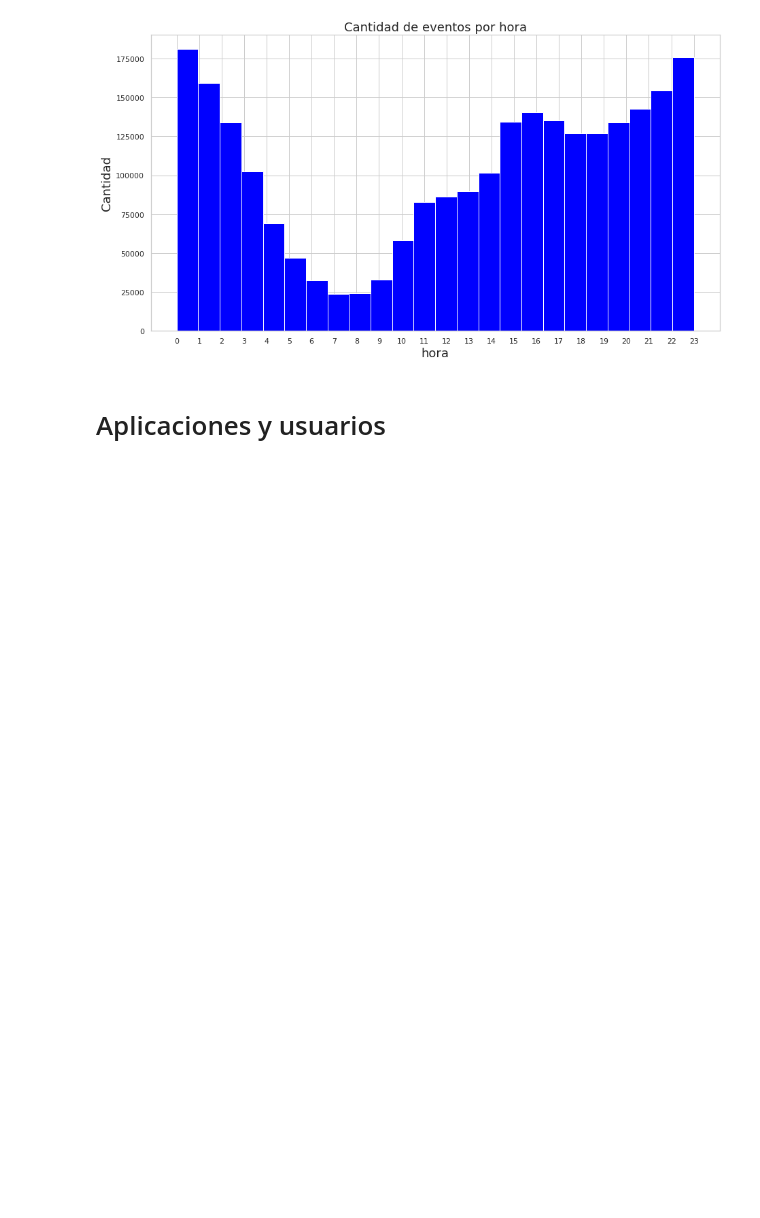
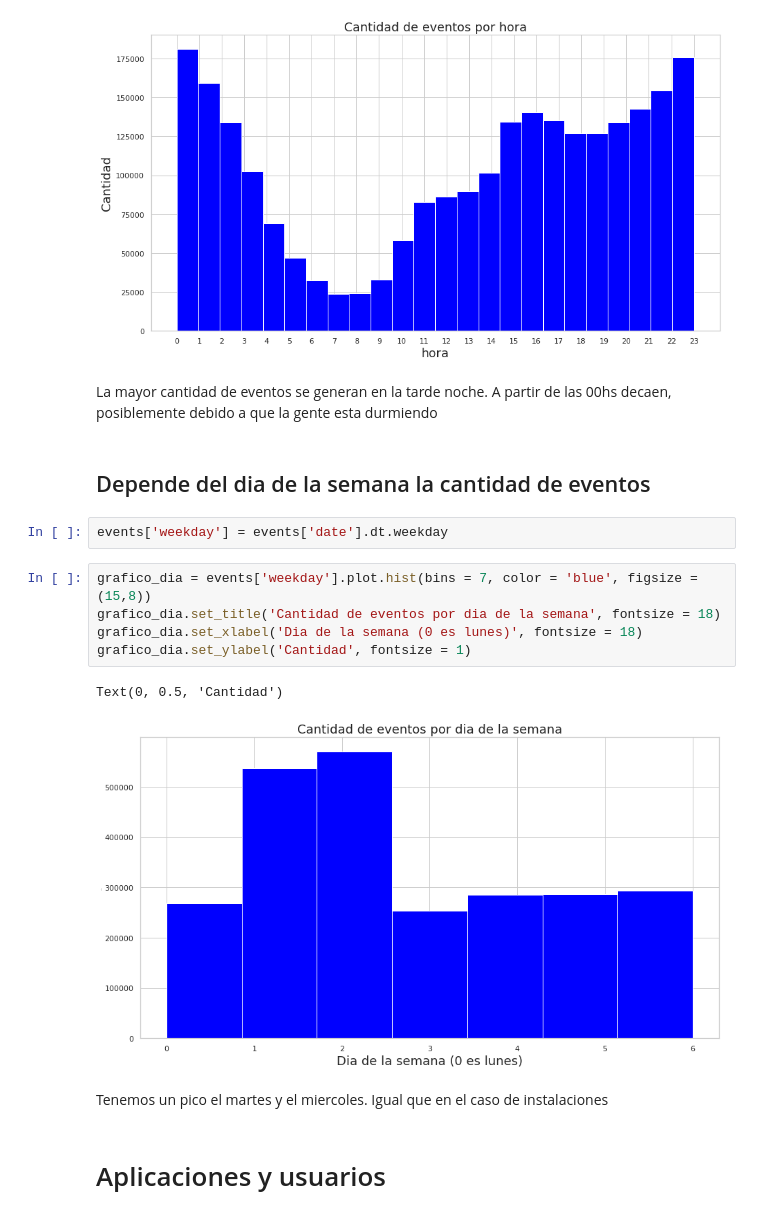
Before and after one commit to gatti2602/7506-datos, a Jupyter notebook: manu/events.ipynb, the cells around one changed output. Drawn from its saved outputs; the diff is of its cells as text; blank space fills up the shorter version.

```diff
--- a/manu/events.ipynb
+++ b/manu/events.ipynb
@@ -135,6 +135,22 @@ grafico_hora.set_ylabel('Cantidad', fontsize = 18)
 # %% [output]
 Text(0, 0.5, 'Cantidad')
 [figure]
+# %% [markdown]
+La mayor cantidad de eventos se generan en la tarde noche. A partir de las 00hs decaen, posiblemente debido a que la gente esta durmiendo
+# %% [markdown]
+## Depende del dia de la semana la cantidad de eventos
+# %%
+events['weekday'] = events['date'].dt.weekday
+# %%
+grafico_dia = events['weekday'].plot.hist(bins = 7, color = 'blue', figsize = (15,8))
+grafico_dia.set_title('Cantidad de eventos por dia de la semana', fontsize = 18)
+grafico_dia.set_xlabel('Dia de la semana (0 es lunes)', fontsize = 18)
+grafico_dia.set_ylabel('Cantidad', fontsize = 1)
+# %% [output]
+Text(0, 0.5, 'Cantidad')
+[figure, added]
+# %% [markdown]
+Tenemos un pico el martes y el miercoles. Igual que en el caso de instalaciones
 # %% [markdown]
 # Aplicaciones y usuarios
 # %%
```
Also changed, not shown: 1 other file.
